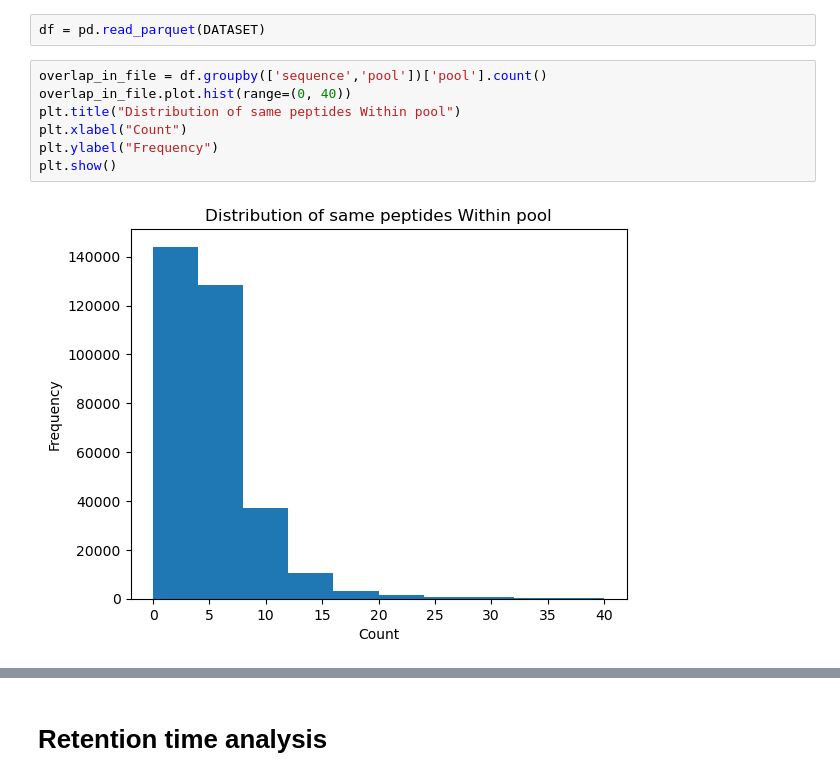
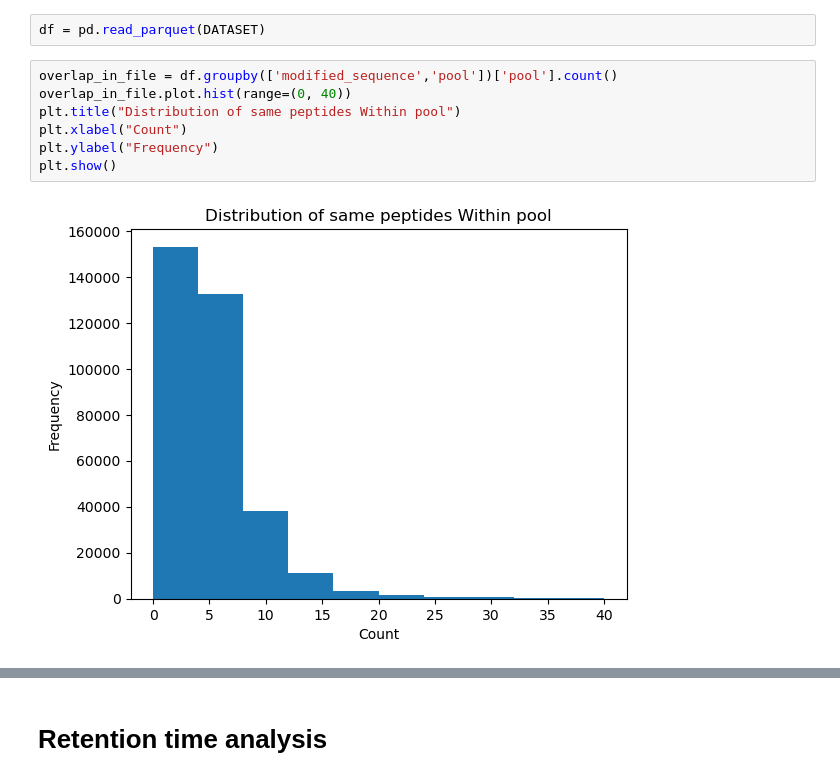
Before and after one commit to WannesLamberts/MTL-peptide-property-prediction-pool, a Jupyter notebook: notebooks/data_analysis/analysis_proteome.ipynb, the cells around one changed output, grey strips where cells are left out. Drawn from its saved outputs; the diff is of its cells as text.

```diff
--- a/notebooks/data_analysis/analysis_proteome.ipynb
+++ b/notebooks/data_analysis/analysis_proteome.ipynb
@@ -34,12 +34,12 @@ len(df)
 # %%
 df = pd.read_parquet(DATASET)
 # %%
-overlap_in_file = df.groupby(['sequence','pool'])['pool'].count()
+overlap_in_file = df.groupby(['modified_sequence','pool'])['pool'].count()
 overlap_in_file.plot.hist(range=(0, 40))
 plt.title("Distribution of same peptides Within pool")
 plt.xlabel("Count")
 plt.ylabel("Frequency")
 plt.show()
 # %% [output]
-[figure, old version]
+[figure, new version]
 # %%
```
Also changed, not shown: parts of 18 cells of this notebook, 4 other files.
